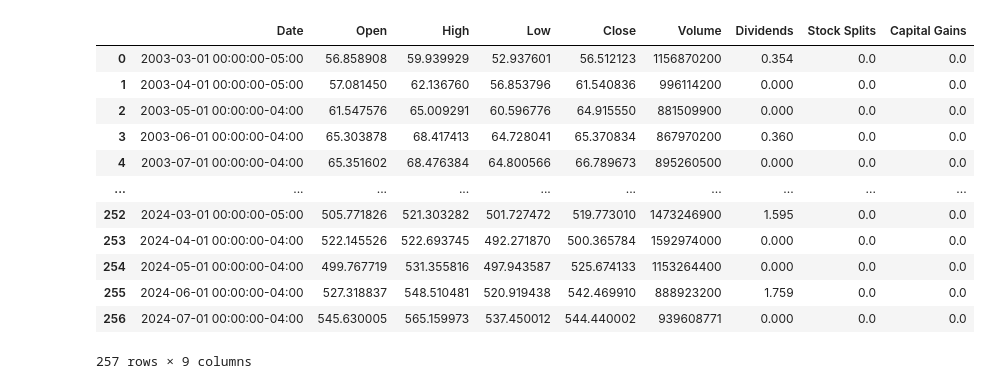
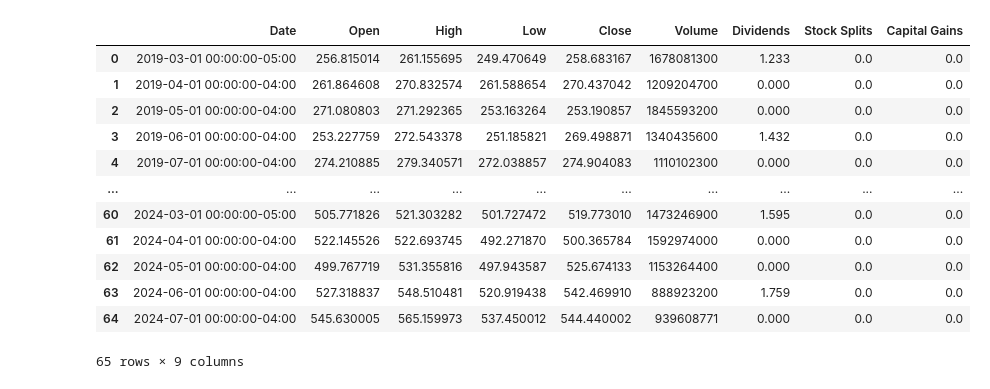
Before and after one commit to tyler-keller/finance, a Jupyter notebook: test.ipynb, the cells around one changed output. Cells and saved outputs as stored; diff of their text form; code cells hidden in the pictures.

```diff
--- a/test.ipynb
+++ b/test.ipynb
@@ -5,23 +5,23 @@ import pandas as pd
 # %%
 from datetime import datetime
 
 tick = yf.Ticker('SPY')
-hist = tick.history(interval='1mo', start='2003-02-17', end='2024-07-27').reset_index()
+hist = tick.history(interval='1mo', start='2019-02-17', end='2024-07-27').reset_index()
 hist
 # %% [output]
 |  | Date | Open | High | Low | Close | Volume | Dividends | Stock Splits | Capital Gains |
-| 0 | 2003-03-01 00:00:00-05:00 | 56.858908 | 59.939929 | 52.937601 | 56.512123 | 1156870200 | 0.354 | 0.0 | 0.0 |
-| 1 | 2003-04-01 00:00:00-05:00 | 57.081450 | 62.136760 | 56.853796 | 61.540836 | 996114200 | 0.000 | 0.0 | 0.0 |
-| 2 | 2003-05-01 00:00:00-04:00 | 61.547576 | 65.009291 | 60.596776 | 64.915550 | 881509900 | 0.000 | 0.0 | 0.0 |
-| 3 | 2003-06-01 00:00:00-04:00 | 65.303878 | 68.417413 | 64.728041 | 65.370834 | 867970200 | 0.360 | 0.0 | 0.0 |
-| 4 | 2003-07-01 00:00:00-04:00 | 65.351602 | 68.476384 | 64.800566 | 66.789673 | 895260500 | 0.000 | 0.0 | 0.0 |
+| 0 | 2019-03-01 00:00:00-05:00 | 256.815014 | 261.155695 | 249.470649 | 258.683167 | 1678081300 | 1.233 | 0.0 | 0.0 |
+| 1 | 2019-04-01 00:00:00-04:00 | 261.864608 | 270.832574 | 261.588654 | 270.437042 | 1209204700 | 0.000 | 0.0 | 0.0 |
+| 2 | 2019-05-01 00:00:00-04:00 | 271.080803 | 271.292365 | 253.163264 | 253.190857 | 1845593200 | 0.000 | 0.0 | 0.0 |
+| 3 | 2019-06-01 00:00:00-04:00 | 253.227759 | 272.543378 | 251.185821 | 269.498871 | 1340435600 | 1.432 | 0.0 | 0.0 |
+| 4 | 2019-07-01 00:00:00-04:00 | 274.210885 | 279.340571 | 272.038857 | 274.904083 | 1110102300 | 0.000 | 0.0 | 0.0 |
 | ... | ... | ... | ... | ... | ... | ... | ... | ... | ... |
-| 252 | 2024-03-01 00:00:00-05:00 | 505.771826 | 521.303282 | 501.727472 | 519.773010 | 1473246900 | 1.595 | 0.0 | 0.0 |
-| 253 | 2024-04-01 00:00:00-04:00 | 522.145526 | 522.693745 | 492.271870 | 500.365784 | 1592974000 | 0.000 | 0.0 | 0.0 |
-| 254 | 2024-05-01 00:00:00-04:00 | 499.767719 | 531.355816 | 497.943587 | 525.674133 | 1153264400 | 0.000 | 0.0 | 0.0 |
-| 255 | 2024-06-01 00:00:00-04:00 | 527.318837 | 548.510481 | 520.919438 | 542.469910 | 888923200 | 1.759 | 0.0 | 0.0 |
-| 256 | 2024-07-01 00:00:00-04:00 | 545.630005 | 565.159973 | 537.450012 | 544.440002 | 939608771 | 0.000 | 0.0 | 0.0 |
+| 60 | 2024-03-01 00:00:00-05:00 | 505.771826 | 521.303282 | 501.727472 | 519.773010 | 1473246900 | 1.595 | 0.0 | 0.0 |
+| 61 | 2024-04-01 00:00:00-04:00 | 522.145526 | 522.693745 | 492.271870 | 500.365784 | 1592974000 | 0.000 | 0.0 | 0.0 |
+| 62 | 2024-05-01 00:00:00-04:00 | 499.767719 | 531.355816 | 497.943587 | 525.674133 | 1153264400 | 0.000 | 0.0 | 0.0 |
+| 63 | 2024-06-01 00:00:00-04:00 | 527.318837 | 548.510481 | 520.919438 | 542.469910 | 888923200 | 1.759 | 0.0 | 0.0 |
+| 64 | 2024-07-01 00:00:00-04:00 | 545.630005 | 565.159973 | 537.450012 | 544.440002 | 939608771 | 0.000 | 0.0 | 0.0 |
-257 rows × 9 columns
+65 rows × 9 columns
 # %%
 import plotly.express as px
 # %%
```
Also changed, not shown: parts of 6 cells of this notebook.
